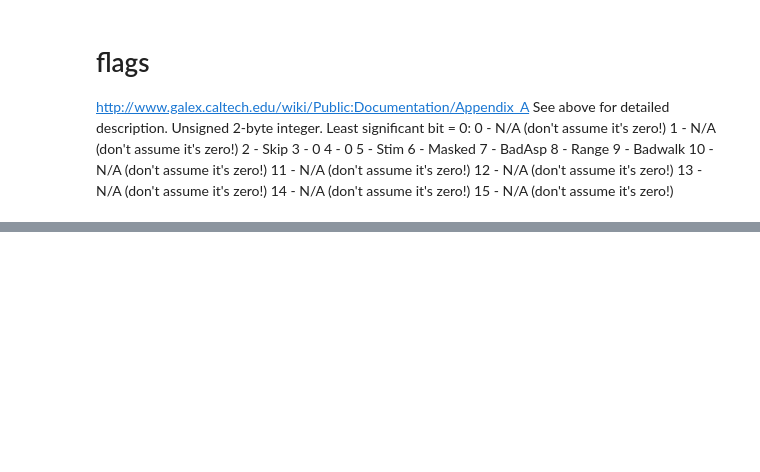
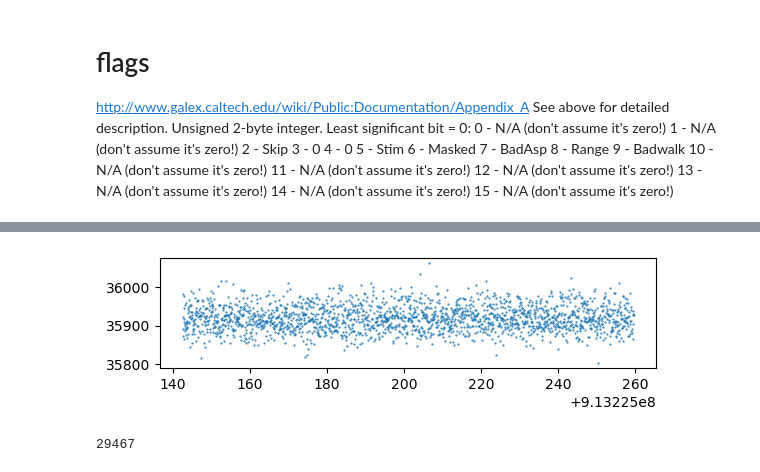
Before and after one commit to MillionConcepts/glcat, a Jupyter notebook: stims.ipynb, the cells around one changed output, grey strips where cells are left out. Saved outputs shown, nothing was run; the diff lists cells and outputs as text; code cells hidden in the pictures; blank space fills up the shorter version.

```diff
--- a/stims.ipynb
+++ b/stims.ipynb
@@ -362,0 +270,9 @@ plt.scatter(xi4,yi4)
+# %%
+plt.scatter(stim4['t'][27000:29000],stim4['x'][27000:29000], s=.25)
+plt.gca().set_aspect(.1)
+# %% [output]
+[figure, added]
+# %%
+len(stim4)
+# %% [output]
+29467
```
Also changed, not shown: parts of 53 cells of this notebook, 4 other files.
